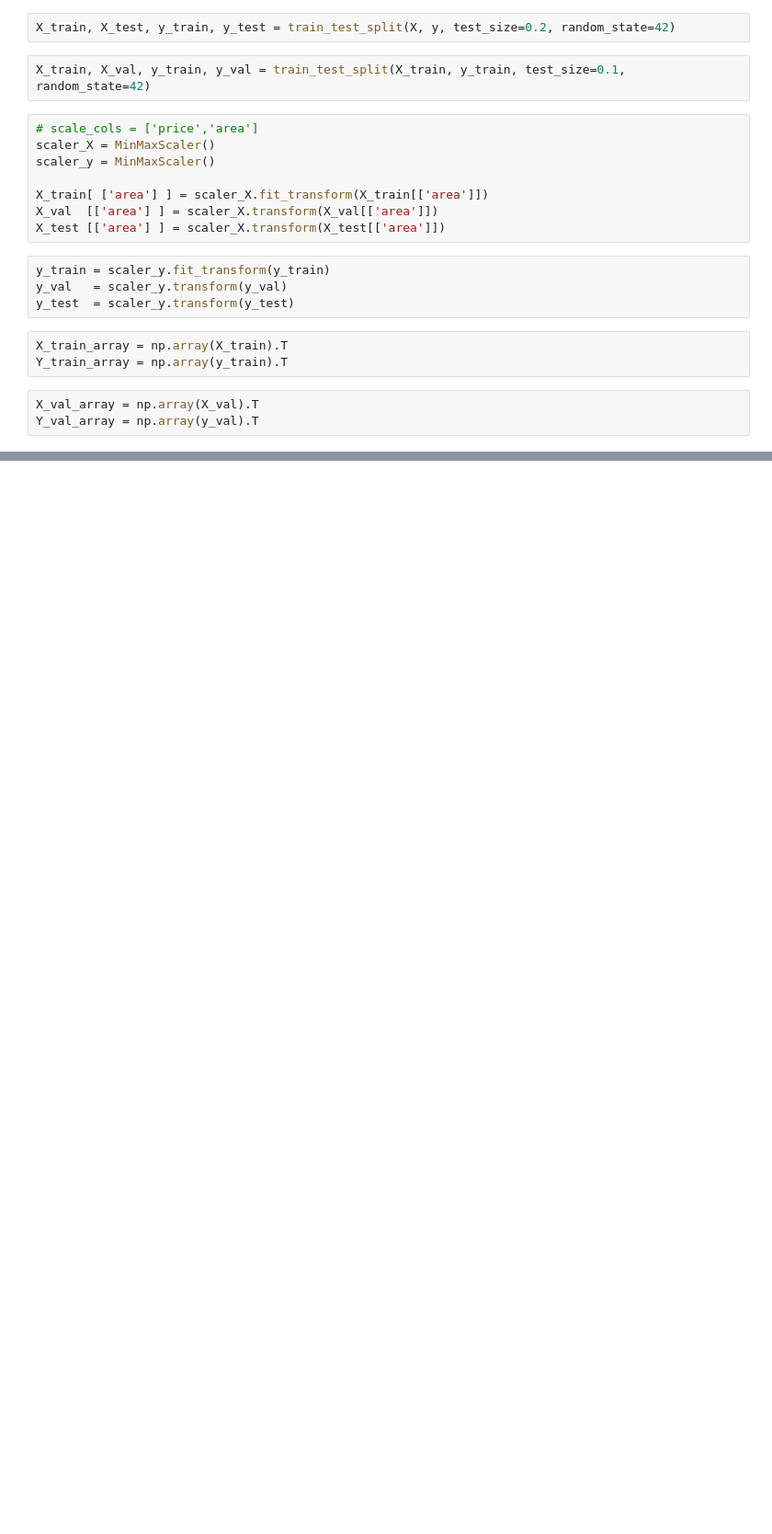
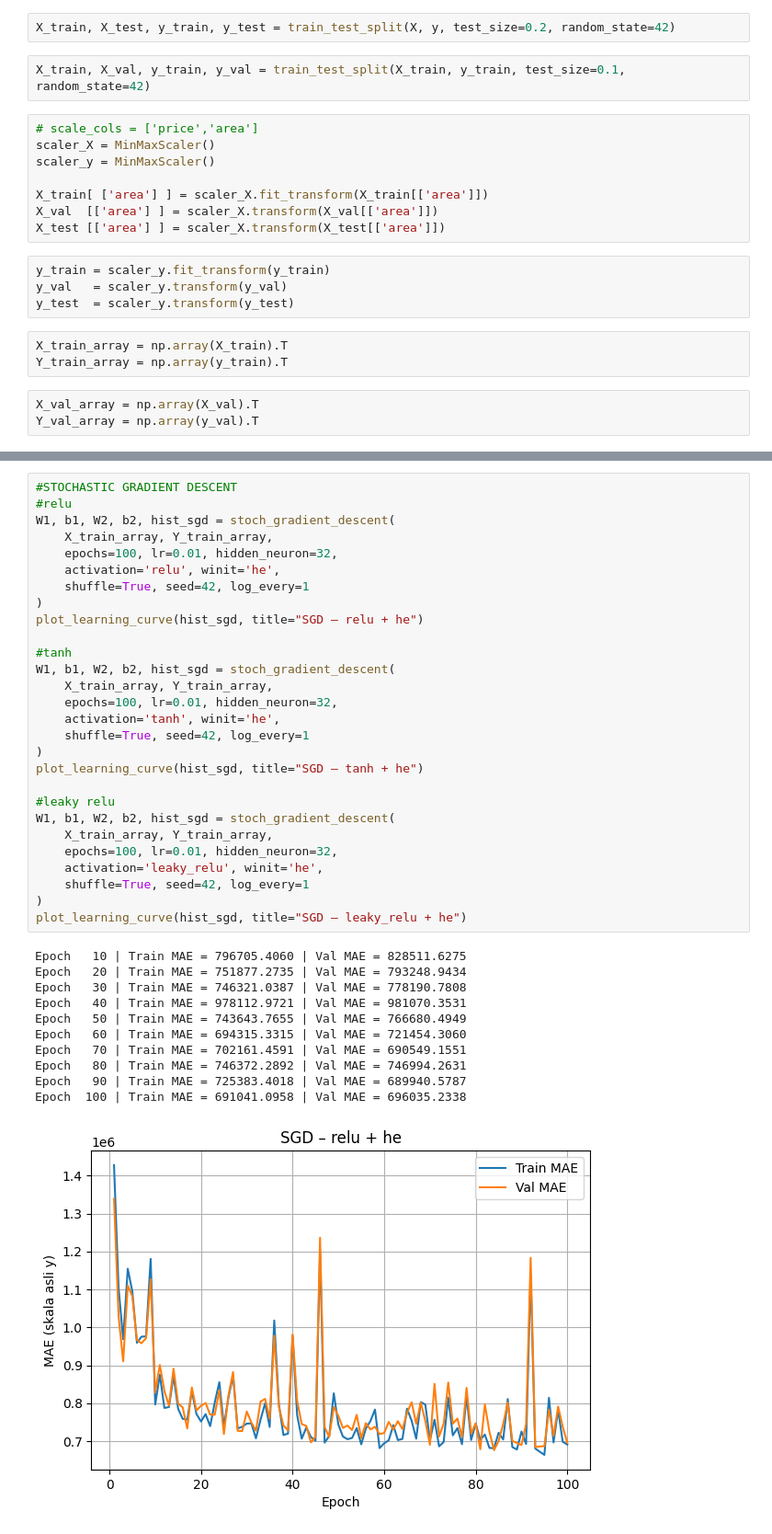
Before and after one commit to audihus/Neural-Network-from-Scratch, a Jupyter notebook: main.ipynb, the cells around one changed output, grey strips where cells are left out. Shown at 92% size. Saved outputs shown, nothing was run; the diff lists cells and outputs as text; blank space fills up the shorter version.

```diff
--- a/main.ipynb
+++ b/main.ipynb
@@ -532,0 +530,40 @@ Saved results to results3.csv
+# %%
+#STOCHASTIC GRADIENT DESCENT
+#relu
+W1, b1, W2, b2, hist_sgd = stoch_gradient_descent(
+    X_train_array, Y_train_array,
+    epochs=100, lr=0.01, hidden_neuron=32,
+    activation='relu', winit='he',
+    shuffle=True, seed=42, log_every=1
+)
+plot_learning_curve(hist_sgd, title="SGD – relu + he")
+
+#tanh
+W1, b1, W2, b2, hist_sgd = stoch_gradient_descent(
+    X_train_array, Y_train_array,
+    epochs=100, lr=0.01, hidden_neuron=32,
+    activation='tanh', winit='he',
+    shuffle=True, seed=42, log_every=1
+)
+plot_learning_curve(hist_sgd, title="SGD – tanh + he")
+
+#leaky relu
+W1, b1, W2, b2, hist_sgd = stoch_gradient_descent(
+    X_train_array, Y_train_array,
+    epochs=100, lr=0.01, hidden_neuron=32,
+    activation='leaky_relu', winit='he',
+    shuffle=True, seed=42, log_every=1
+)
+plot_learning_curve(hist_sgd, title="SGD – leaky_relu + he")
+# %% [output]
+Epoch   10 | Train MAE = 796705.4060 | Val MAE = 828511.6275
+Epoch   20 | Train MAE = 751877.2735 | Val MAE = 793248.9434
+Epoch   30 | Train MAE = 746321.0387 | Val MAE = 778190.7808
+Epoch   40 | Train MAE = 978112.9721 | Val MAE = 981070.3531
+Epoch   50 | Train MAE = 743643.7655 | Val MAE = 766680.4949
+Epoch   60 | Train MAE = 694315.3315 | Val MAE = 721454.3060
+Epoch   70 | Train MAE = 702161.4591 | Val MAE = 690549.1551
+Epoch   80 | Train MAE = 746372.2892 | Val MAE = 746994.2631
+Epoch   90 | Train MAE = 725383.4018 | Val MAE = 689940.5787
+Epoch  100 | Train MAE = 691041.0958 | Val MAE = 696035.2338
+[figure, added]
```
Also changed, not shown: parts of 11 cells of this notebook, 5 other files.
